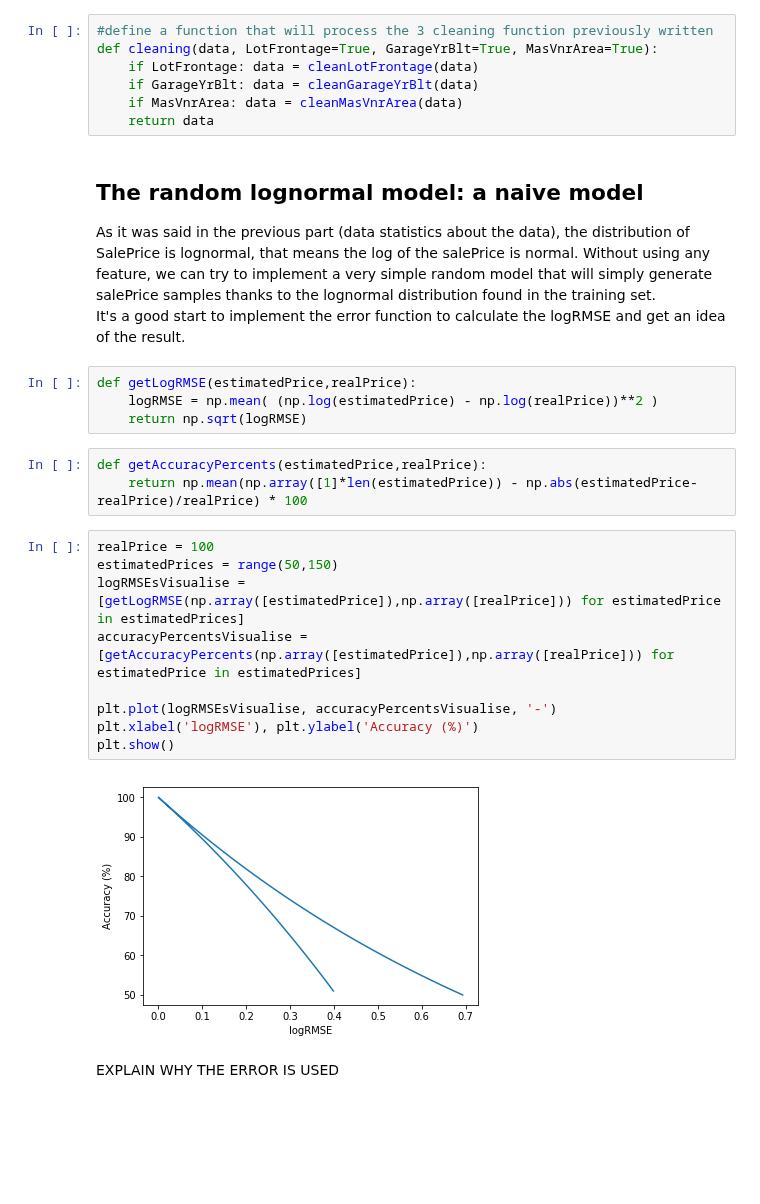
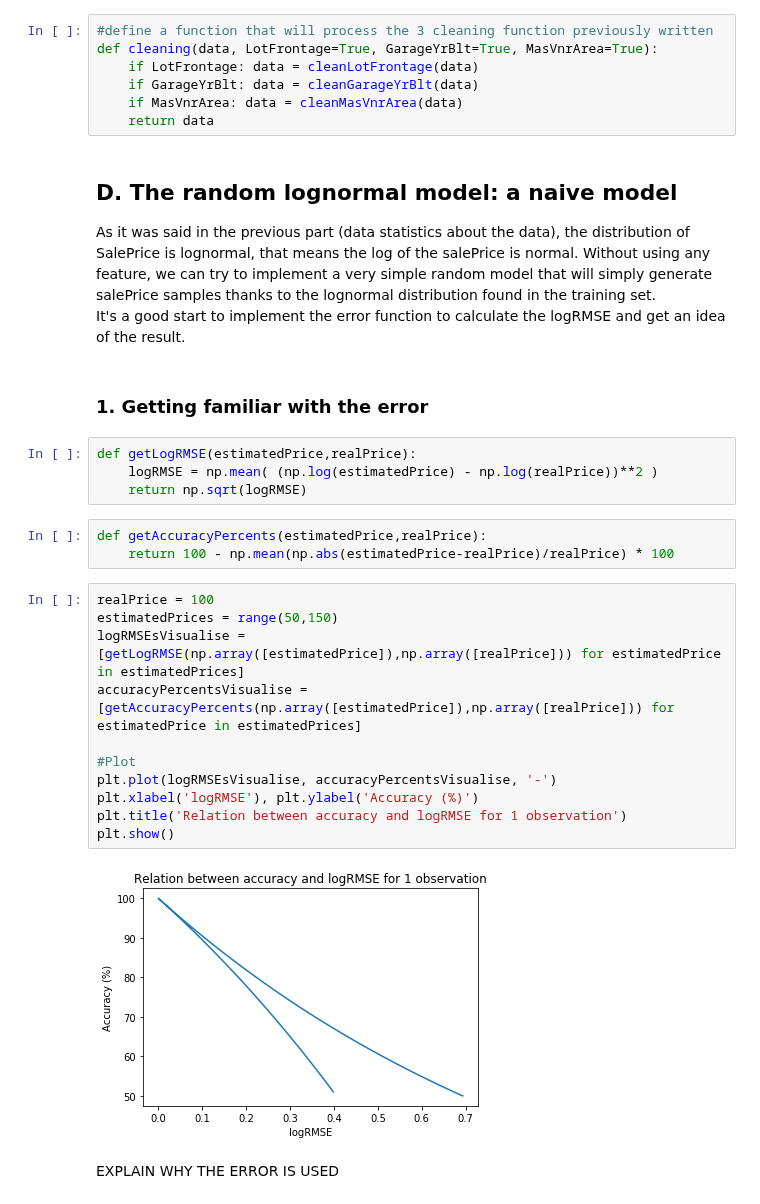
Before and after one commit to Gadiben/AML2018, a Jupyter notebook: Notebooks/challenges/Propre-DataStats.ipynb, the cells around one changed output. Saved outputs shown, nothing was run; the diff lists cells and outputs as text; blank space fills up the shorter version.

```diff
--- a/Notebooks/challenges/Propre-DataStats.ipynb
+++ b/Notebooks/challenges/Propre-DataStats.ipynb
@@ -648,28 +650,32 @@ def cleaning(data, LotFrontage=True, GarageYrBlt=True, MasVnrArea=True):
     if MasVnrArea: data = cleanMasVnrArea(data)
     return data
 # %% [markdown]
-## The random lognormal model: a naive model
+## D. The random lognormal model: a naive model
 
 As it was said in the previous part (data statistics about the data), the distribution of SalePrice is lognormal, that means the log of the salePrice is normal. Without using any feature, we can try to implement a very simple random model that will simply generate salePrice samples thanks to the lognormal distribution found in the training set.
 <br>
 It's a good start to implement the error function to calculate the logRMSE and get an idea of the result.
+# %% [markdown]
+### 1. Getting familiar with the error
 # %%
 def getLogRMSE(estimatedPrice,realPrice):
     logRMSE = np.mean( (np.log(estimatedPrice) - np.log(realPrice))**2 )
     return np.sqrt(logRMSE)
 # %%
 def getAccuracyPercents(estimatedPrice,realPrice):
-    return np.mean(np.array([1]*len(estimatedPrice)) - np.abs(estimatedPrice-realPrice)/realPrice) * 100
+    return 100 - np.mean(np.abs(estimatedPrice-realPrice)/realPrice) * 100
 # %%
 realPrice = 100
 estimatedPrices = range(50,150)
 logRMSEsVisualise = [getLogRMSE(np.array([estimatedPrice]),np.array([realPrice])) for estimatedPrice in estimatedPrices]
 accuracyPercentsVisualise = [getAccuracyPercents(np.array([estimatedPrice]),np.array([realPrice])) for estimatedPrice in estimatedPrices]
 
+#Plot
 plt.plot(logRMSEsVisualise, accuracyPercentsVisualise, '-')
 plt.xlabel('logRMSE'), plt.ylabel('Accuracy (%)')
+plt.title('Relation between accuracy and logRMSE for 1 observation')
 plt.show()
 # %% [output]
-[figure, old version]
+[figure, new version]
 # %% [markdown]
 EXPLAIN WHY THE ERROR IS USED
```
Also changed, not shown: parts of 21 cells of this notebook.
